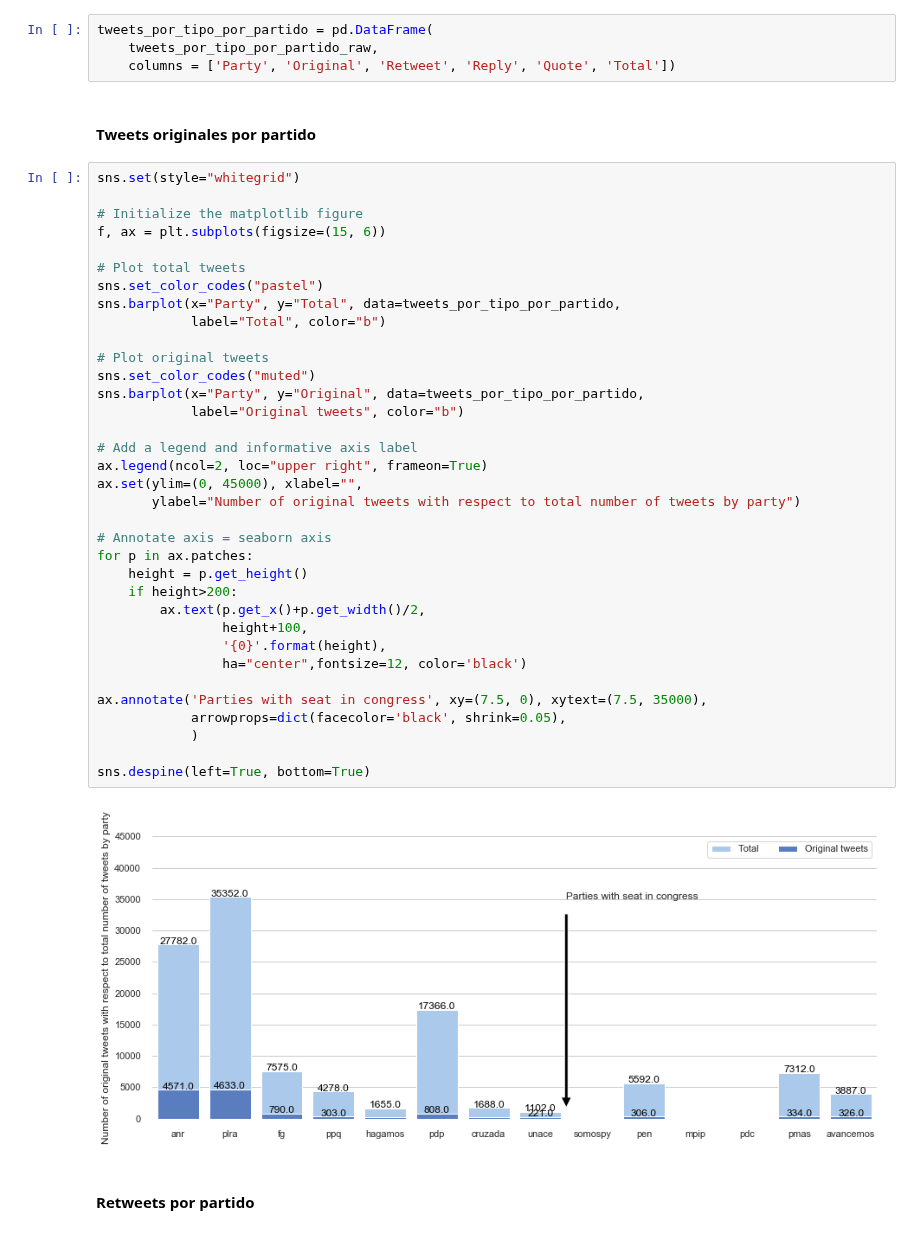
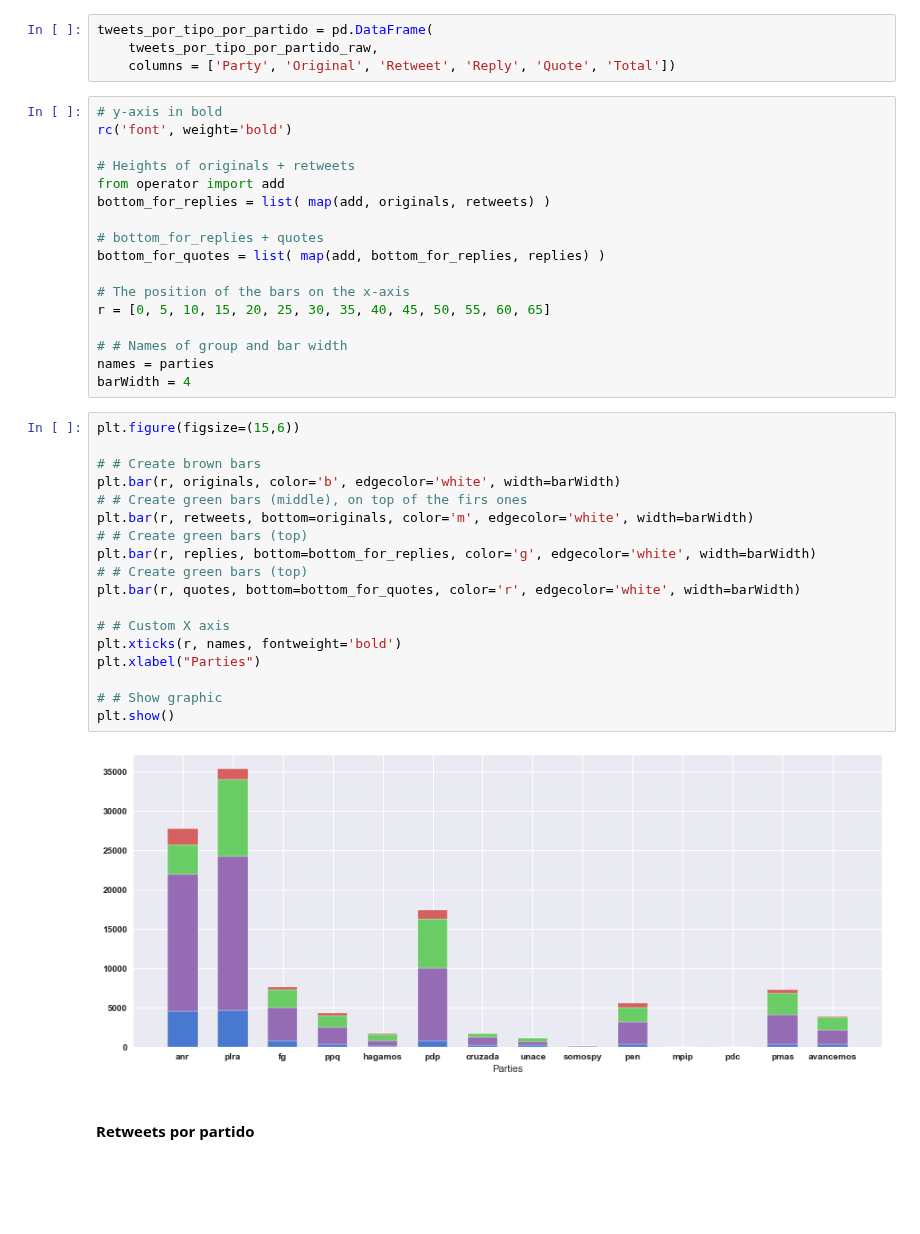
Before and after one commit to ParticipaPY/politic-bots, a Jupyter notebook: reports/notebooks/bots_politicos_generales_2018.ipynb, the cells around one changed output. Saved outputs shown, nothing was run; the diff lists cells and outputs as text; blank space fills up the shorter version.

```diff
--- a/reports/notebooks/bots_politicos_generales_2018.ipynb
+++ b/reports/notebooks/bots_politicos_generales_2018.ipynb
@@ -333,45 +349,43 @@ tweets_por_tipo_por_partido_raw = {
 tweets_por_tipo_por_partido = pd.DataFrame(
     tweets_por_tipo_por_partido_raw,
     columns = ['Party', 'Original', 'Retweet', 'Reply', 'Quote', 'Total'])
-# %% [markdown]
-#### Tweets originales por partido
-# %%
-sns.set(style="whitegrid")
-
-# Initialize the matplotlib figure
-f, ax = plt.subplots(figsize=(15, 6))
-
-# Plot total tweets
-sns.set_color_codes("pastel")
-sns.barplot(x="Party", y="Total", data=tweets_por_tipo_por_partido,
-            label="Total", color="b")
-
-# Plot original tweets
-sns.set_color_codes("muted")
-sns.barplot(x="Party", y="Original", data=tweets_por_tipo_por_partido,
-            label="Original tweets", color="b")
-
-# Add a legend and informative axis label
-ax.legend(ncol=2, loc="upper right", frameon=True)
-ax.set(ylim=(0, 45000), xlabel="",
-       ylabel="Number of original tweets with respect to total number of tweets by party")
-
-# Annotate axis = seaborn axis
-for p in ax.patches:
-    height = p.get_height()
-    if height>200:
-        ax.text(p.get_x()+p.get_width()/2,
-                height+100,
-                '{0}'.format(height),
-                ha="center",fontsize=12, color='black')
-
-ax.annotate('Parties with seat in congress', xy=(7.5, 0), xytext=(7.5, 35000),
-            arrowprops=dict(facecolor='black', shrink=0.05),
-            )
-
-sns.despine(left=True, bottom=True)
-# %% [output]
-[figure, removed]
+# %%
+# y-axis in bold
+rc('font', weight='bold')
+
+# Heights of originals + retweets
+from operator import add
+bottom_for_replies = list( map(add, originals, retweets) )
+
+# bottom_for_replies + quotes
+bottom_for_quotes = list( map(add, bottom_for_replies, replies) )
+
+# The position of the bars on the x-axis
+r = [0, 5, 10, 15, 20, 25, 30, 35, 40, 45, 50, 55, 60, 65]
+
+# # Names of group and bar width
+names = parties
+barWidth = 4
+# %%
+plt.figure(figsize=(15,6))
+
+# # Create brown bars
+plt.bar(r, originals, color='b', edgecolor='white', width=barWidth)
+# # Create green bars (middle), on top of the firs ones
+plt.bar(r, retweets, bottom=originals, color='m', edgecolor='white', width=barWidth)
+# # Create green bars (top)
+plt.bar(r, replies, bottom=bottom_for_replies, color='g', edgecolor='white', width=barWidth)
+# # Create green bars (top)
+plt.bar(r, quotes, bottom=bottom_for_quotes, color='r', edgecolor='white', width=barWidth)
+
+# # Custom X axis
+plt.xticks(r, names, fontweight='bold')
+plt.xlabel("Parties")
+
+# # Show graphic
+plt.show()
+# %% [output]
+[figure, added]
 # %% [markdown]
 #### Retweets por partido
 # %%
```
Also changed, not shown: parts of 6 cells of this notebook.
